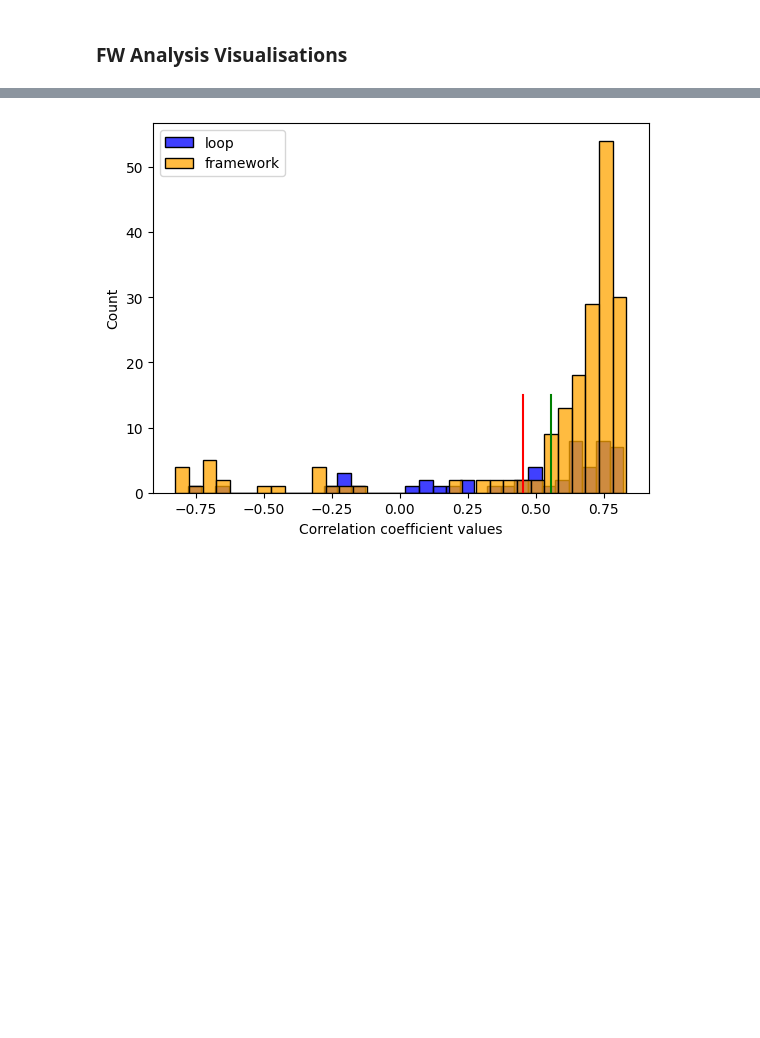
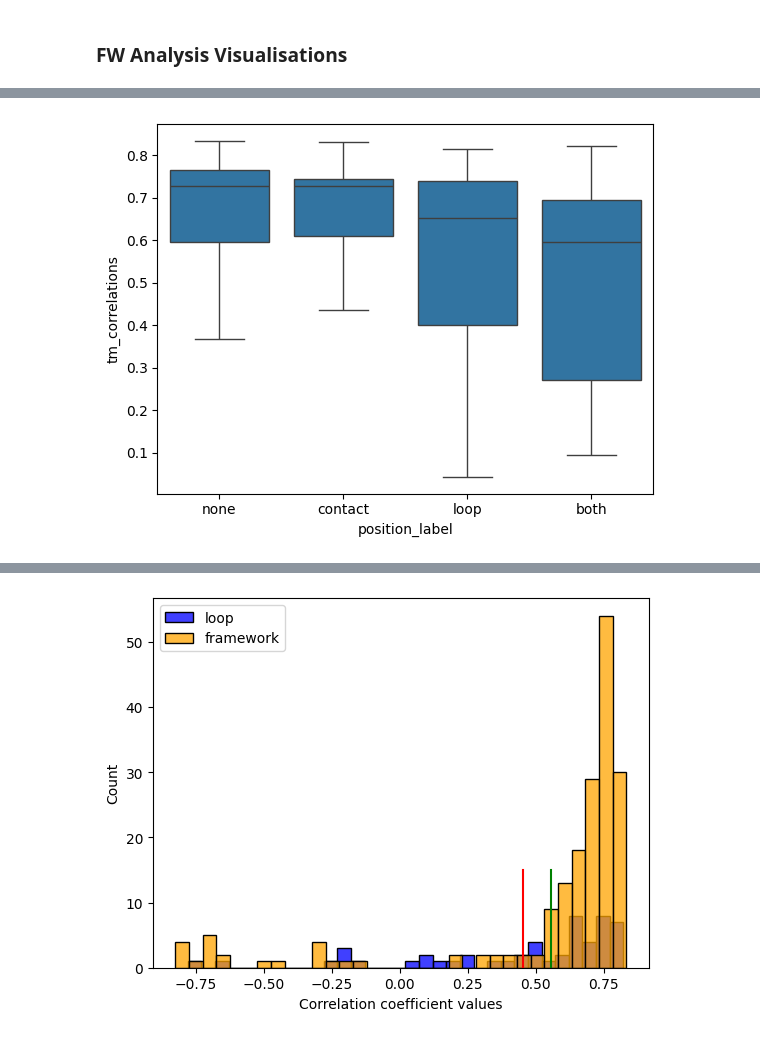
Before and after one commit to anamaysamant/GH19_ProtMamba, a Jupyter notebook: Prot-mamba-explore.ipynb, the cells around one changed output, grey strips where cells are left out. Drawn from its saved outputs; the diff is of its cells as text; code cells hidden in the pictures; blank space fills up the shorter version.

```diff
--- a/Prot-mamba-explore.ipynb
+++ b/Prot-mamba-explore.ipynb
@@ -1453,0 +1587,23 @@ bar_colors = ['tab:red' if x else 'tab:blue' for x in loop_indicator]
+# %%
+probs_and_corrs_table = pd.DataFrame()
+
+probs_and_corrs_table["tm_correlations"] = all_sites_correlation_sums_avg
+probs_and_corrs_table["mean_probs"] = probabilities_table["mean_orig_prob"]
+probs_and_corrs_table["fw_start_point"] = probabilities_table["fw_start_point"]
+probs_and_corrs_table["is_loop"] = loop_indicator
+probs_and_corrs_table["is_contact"] = contact_indicator
+
+position_label = []
+
+for i in range(len(probs_and_corrs_table)):
+
+    if probs_and_corrs_table["is_loop"][i] and probs_and_corrs_table["is_contact"][i]:
+        position_label.append("both")
+    elif probs_and_corrs_table["is_loop"][i]:
+        position_label.append("loop")
+    elif probs_and_corrs_table["is_contact"][i]:
+        position_label.append("contact")
+    else:
+        position_label.append("none")
+
+probs_and_corrs_table["position_label"] = position_label
@@ -1453,0 +1657,9 @@ bar_colors = ['tab:red' if x else 'tab:blue' for x in loop_indicator]
+# %%
+import seaborn as sns
+import matplotlib.pyplot as plt
+
+sns.boxplot(data=probs_and_corrs_table, y = "tm_correlations", x = "position_label", showfliers = False)
+
+plt.savefig("./figures/Tm correlations/window_len_1_position_label_correlations.png")
+# %% [output]
+[figure, added]
```
Also changed, not shown: parts of 74 cells of this notebook, 42 other files.
